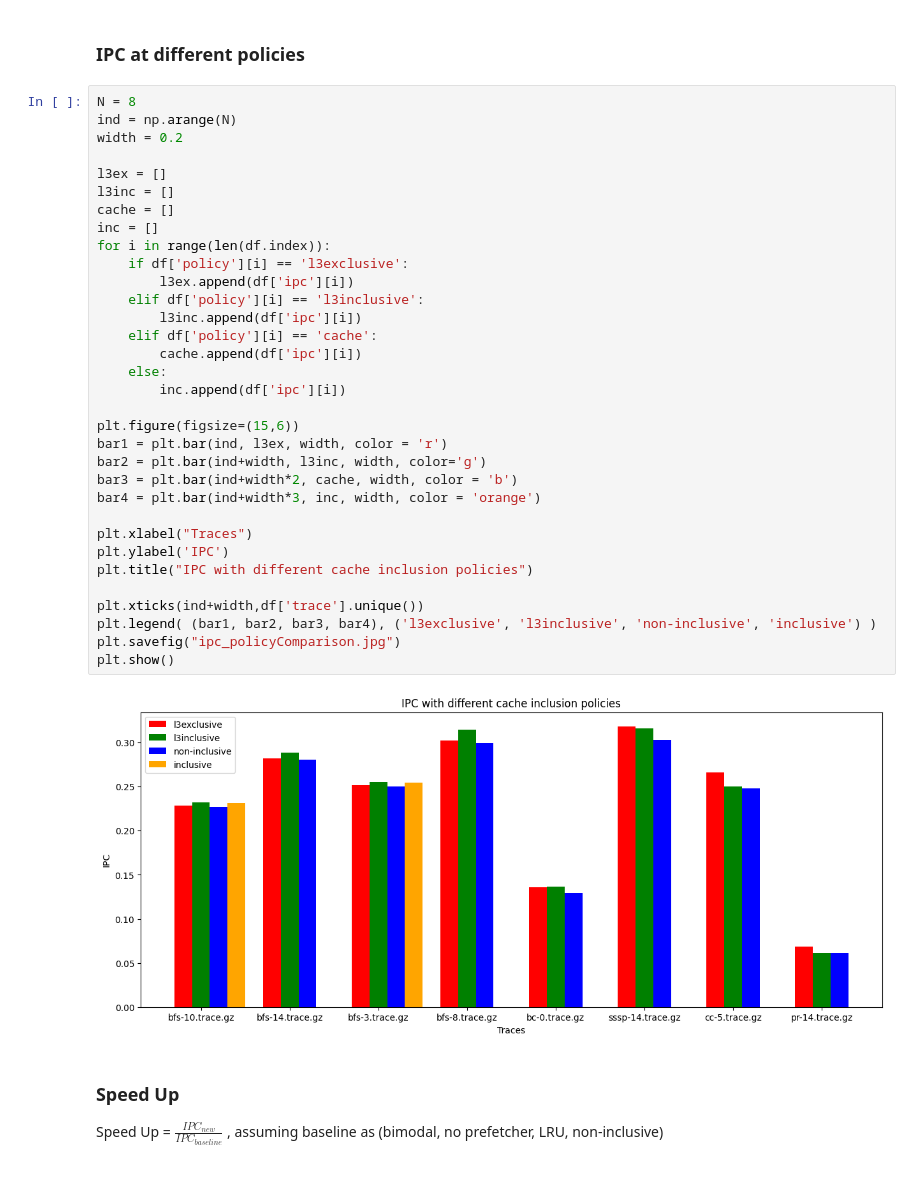
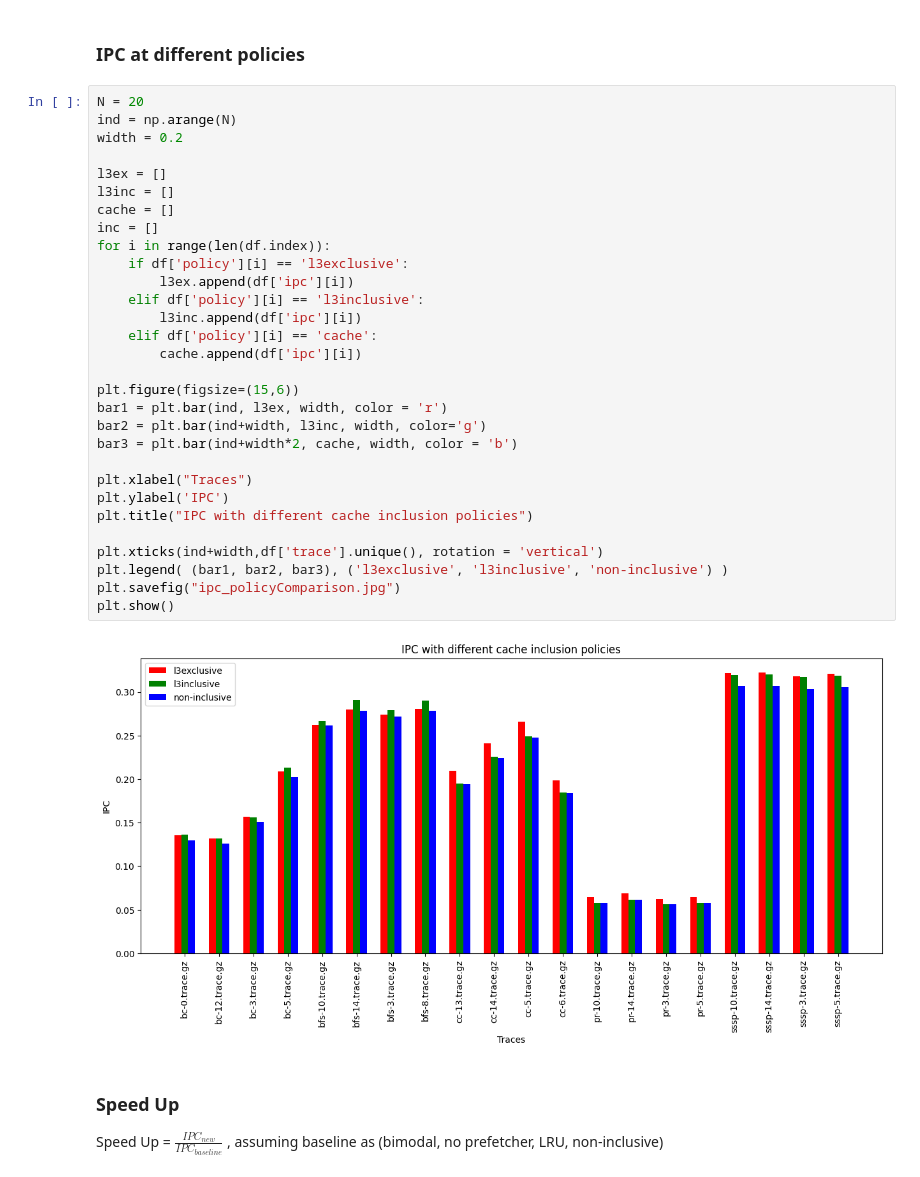
Before and after one commit to Atishay25/Cache-Hierarchy-for-Graph-Analytics, a Jupyter notebook: results/plot.ipynb, the cells around one changed output. Cells and saved outputs as stored; diff of their text form.

Commit message:
added more plots

```diff
--- a/results/plot.ipynb
+++ b/results/plot.ipynb
@@ -17,40 +17,37 @@ df1.head()
 # %% [markdown]
 ### IPC at different policies
 # %%
-N = 8
+N = 20
 ind = np.arange(N)
 width = 0.2
 
 l3ex = []
 l3inc = []
 cache = []
 inc = []
 for i in range(len(df.index)):
     if df['policy'][i] == 'l3exclusive':
         l3ex.append(df['ipc'][i])
     elif df['policy'][i] == 'l3inclusive':
         l3inc.append(df['ipc'][i])
     elif df['policy'][i] == 'cache':
         cache.append(df['ipc'][i])
-    else:
-        inc.append(df['ipc'][i])
 
 plt.figure(figsize=(15,6))
 bar1 = plt.bar(ind, l3ex, width, color = 'r')
 bar2 = plt.bar(ind+width, l3inc, width, color='g')
 bar3 = plt.bar(ind+width*2, cache, width, color = 'b')
-bar4 = plt.bar(ind+width*3, inc, width, color = 'orange')
 
 plt.xlabel("Traces")
 plt.ylabel('IPC')
 plt.title("IPC with different cache inclusion policies")
 
-plt.xticks(ind+width,df['trace'].unique())
-plt.legend( (bar1, bar2, bar3, bar4), ('l3exclusive', 'l3inclusive', 'non-inclusive', 'inclusive') )
+plt.xticks(ind+width,df['trace'].unique(), rotation = 'vertical')
+plt.legend( (bar1, bar2, bar3), ('l3exclusive', 'l3inclusive', 'non-inclusive') )
 plt.savefig("ipc_policyComparison.jpg")
 plt.show()
 # %% [output]
-[figure, old version]
+[figure, new version]
 # %% [markdown]
 ### Speed Up
 
```
Also changed, not shown: parts of 11 cells of this notebook.
